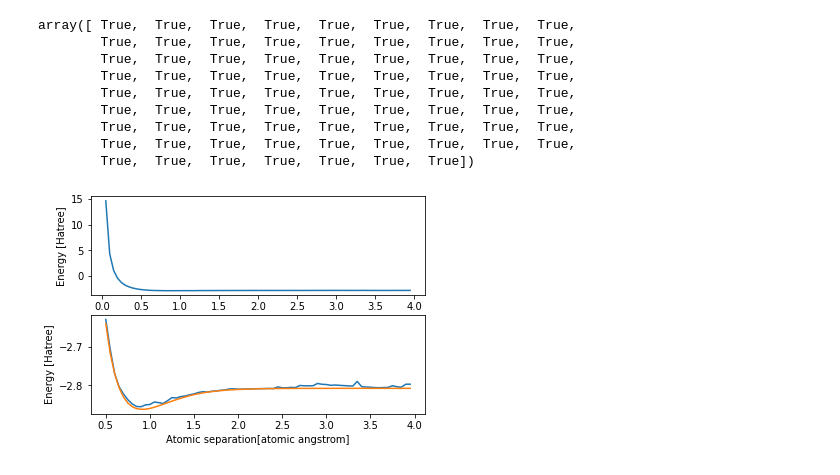
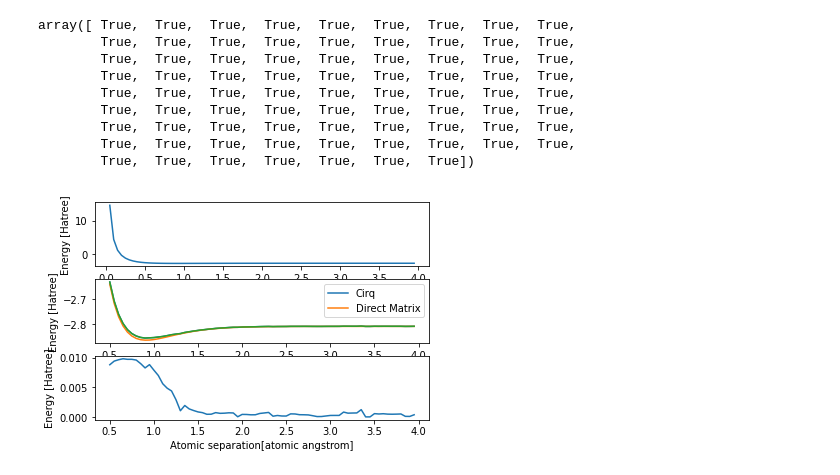
Before and after one commit to LeoLeeee/VQE, a Jupyter notebook: Original_VQE/Cirq.ipynb, the cells around one changed output. Saved outputs shown, nothing was run; the diff lists cells and outputs as text; code cells hidden in the pictures.

```diff
--- a/Original_VQE/Cirq.ipynb
+++ b/Original_VQE/Cirq.ipynb
@@ -443,19 +637,31 @@ def get_expectation_from_Cirq(init_parameters: List[float], H_df: pd.Series, rep
     Returns:
         energy: The expected value of the energy from circuit simulation
     """
+    timer2.reset()
+    energy = 0
+    grouped_Hamiltonian = group_Hamiltonian(H_df)
+    for main_string in grouped_Hamiltonian:
+        energy += measure_expectation_from_Cirq(init_parameters, main_string, grouped_Hamiltonian[main_string], repetitions)
+    # # print(f"energy = {energy}")
+    # timer2.time_check("Group Hamiltonian")
+    # energy2 = 0
+    # grouped_Hamiltonian = OrderedDict()
+    # for main_string in sorted(H_df.index, key = lambda Pauli_string: Pauli_string.count("I")):
+    #     if main_string == "R":
+    #         continue
+    #     grouped_Hamiltonian[main_string]=OrderedDict()
+    #     boolean_string="".join([str(int(op1==op2)) for op1,op2 in zip(main_string, main_string)])
+    #     grouped_Hamiltonian[main_string][boolean_string] = H_df[main_string]
 
-    energy = 0
-
-    for operators in H_df.index:
-        if operators == "R":
-            continue
-        energy += H_df[operators] * measure_expectation_from_Cirq(init_parameters, operators, repetitions)
-
+    # for main_string in grouped_Hamiltonian:
+    #     energy2 += measure_expectation_from_Cirq(init_parameters, main_string, grouped_Hamiltonian[main_string], repetitions)
+    # print(f"energy2 = {energy2}")
+    timer2.time_check("Not Group Hamiltonian")
     return energy
 # %% [markdown]
 # VQE method
 # %%
-def VQE(parameters: List[float], H_df: pd.Series, maxiter: int = 10000, xatol: float = 1e-4, get_expectation_func: callable = get_expectation_from_matrix_operation, repeations: int = 100) -> float:
+def VQE(parameters: List[float], H_df: pd.Series, maxiter: int = 1000, xatol: float = 1e-4, get_expectation_func: callable = get_expectation_from_matrix_operation, repeations: int = 1000) -> float:
     """
     Get the expected value of the energy from : <bra|H|ket>
 
@@ -531,7 +737,7 @@ def get_dissociation_curve(H_df: pd.DataFrame, scale: List[float] = None, maxite
         R_list.append(H['R'])
         success_list.append(results.success)
         groundState_list.append(results.x)
-        groundEnergy_list.append(get_expectation_func(groundState_list[-1], H, repetitions = repetitions*100))
+        groundEnergy_list.append(get_expectation_func(groundState_list[-1], H, repetitions = repetitions*1000))
         if success_list[-1]:
             init_parameters = groundState_list[-1]
     print(f"The minimum energy = {np.min(groundEnergy_list)}, and its corresponding atomic separation = {R_list[np.argmin(groundEnergy_list)]} Angstroms.")
@@ -573,3 +787,3 @@ a, np.array(bl).mean(), np.array(bl).std(), np.array(bl).std()/np.array(bl).mean
 # %%
-R_list, groundState_list, groundEnergy_list, success_list = get_dissociation_curve(H_df, scale=None, maxiter = 1000, xatol= 1e-4, get_expectation_func = get_expectation_from_Cirq, repetitions=1000)
+R_list, groundState_list, groundEnergy_list, success_list = get_dissociation_curve(H_df, scale=None, maxiter = 1000, xatol= 1e-4, get_expectation_func = get_expectation_from_Cirq, repetitions=10000)
 # %% [output]
@@ -588,15 +802,23 @@ array([ True,  True,  True,  True,  True,  True,  True,  True,  True,
         True,  True,  True,  True,  True,  True,  True])
 # %%
 zoom_index = np.where(groundEnergy_list < -2.6)
-fig, (ax0, ax1) = plt.subplots(2, 1)
+fig, (ax0, ax1, ax2) = plt.subplots(3, 1)
 ax0.plot(R_list, groundEnergy_list)
 ax0.set_xlabel("Atomic separation[atomic angstrom]")
 ax0.set_ylabel("Energy [Hatree]")
+
 ax1.plot(R_list[zoom_index], groundEnergy_list[zoom_index])
 zoom_index = np.where(DM_groundEnergy_list < -2.6)
 ax1.plot(DM_R_list[zoom_index], DM_groundEnergy_list[zoom_index])
 ax1.set_xlabel("Atomic separation[atomic angstrom]")
 ax1.set_ylabel("Energy [Hatree]")
+# ax1.legend()
+ax1.legend(["Cirq", "Direct Matrix"])
+ax1.plot(R_list[zoom_index], groundEnergy_list[zoom_index])
+
+ax2.plot(DM_R_list[zoom_index], groundEnergy_list[zoom_index] - DM_groundEnergy_list[zoom_index])
+ax2.set_xlabel("Atomic separation[atomic angstrom]")
+ax2.set_ylabel("Energy [Hatree]")
 plt.show()
 # %% [output]
-[figure, old version]
+[figure, new version]
```
Also changed, not shown: parts of 11 cells of this notebook, 1 other file.
